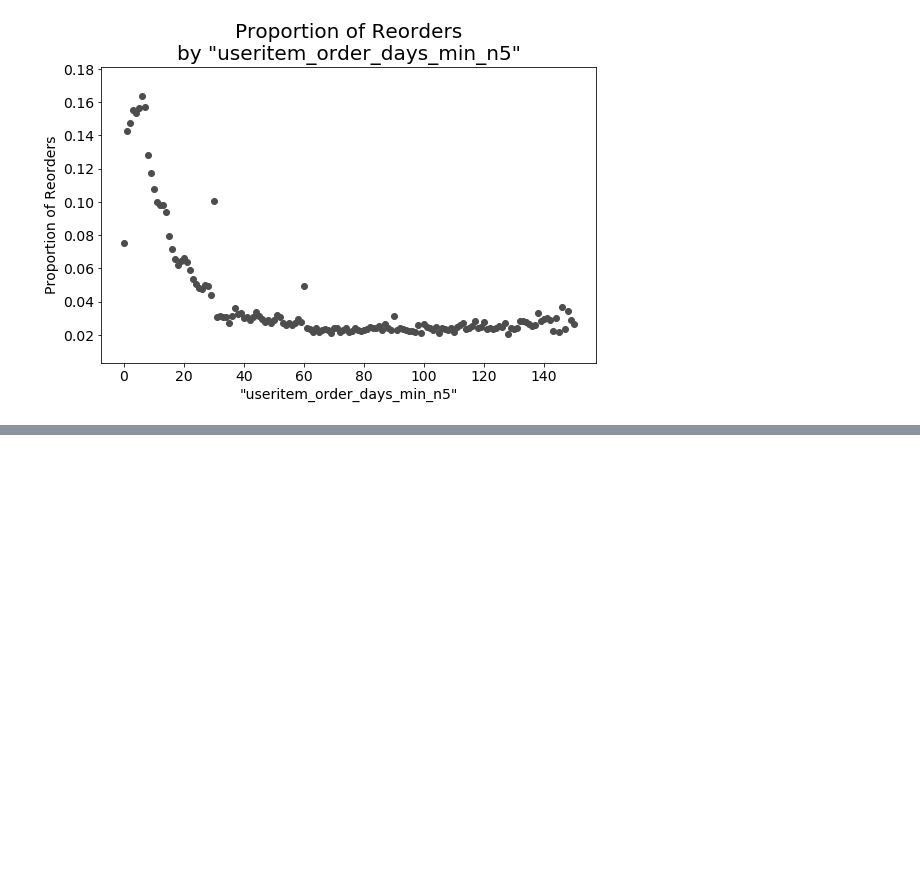
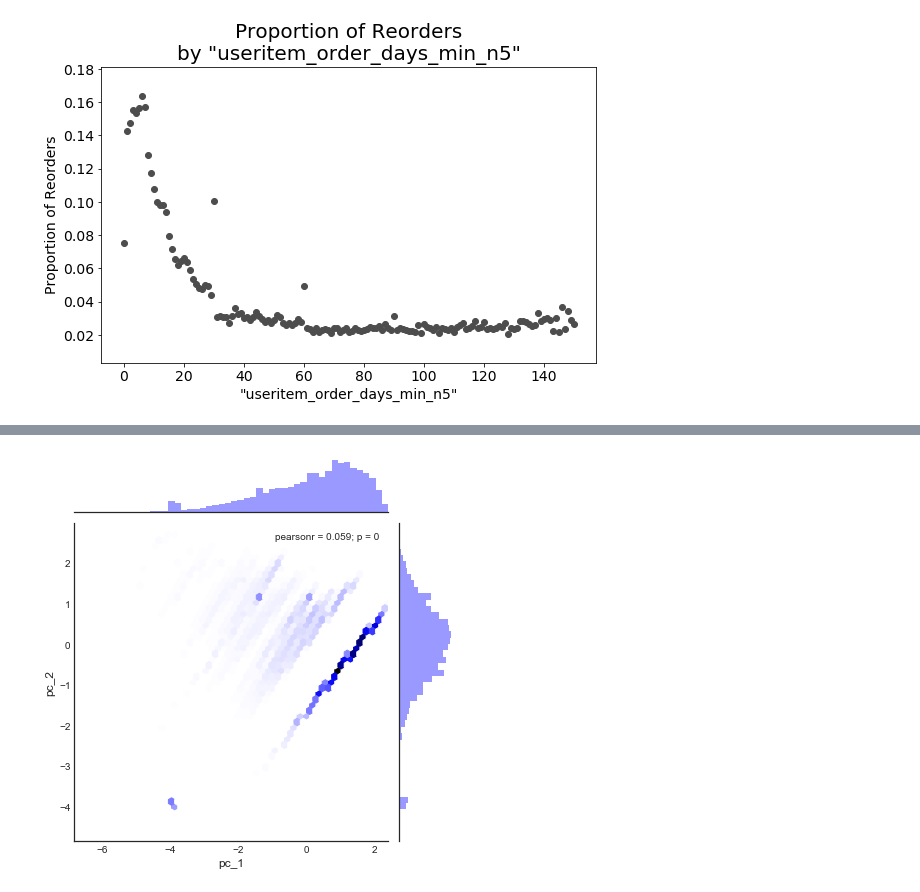
Before and after one commit to zkneupper/Instacart-Prediction-Capstone, a Jupyter notebook: notebooks/EDA.ipynb, the cells around one changed output, grey strips where cells are left out. Drawn from its saved outputs; the diff is of its cells as text; code cells hidden in the pictures; blank space fills up the shorter version.

```diff
--- a/notebooks/EDA.ipynb
+++ b/notebooks/EDA.ipynb
@@ -238,0 +325,15 @@ create_bivariate_plot('useritem_order_days_min_n5')
+# %%
+plt.style.use('seaborn-white')
+
+sns.jointplot('pc_1',
+              'pc_2',
+              data=df_ipca[df_ipca['y'] == 0],
+              kind='hex', color='b')
+
+fig_file_name = 'EDA_jointplot_not_reordered'
+fig_path = os.path.join(figures_dir, fig_file_name)
+
+# Save the figure
+plt.savefig(fig_path, dpi = 300)
+# %% [output]
+[figure, added]
```
Also changed, not shown: parts of 10 cells of this notebook.
